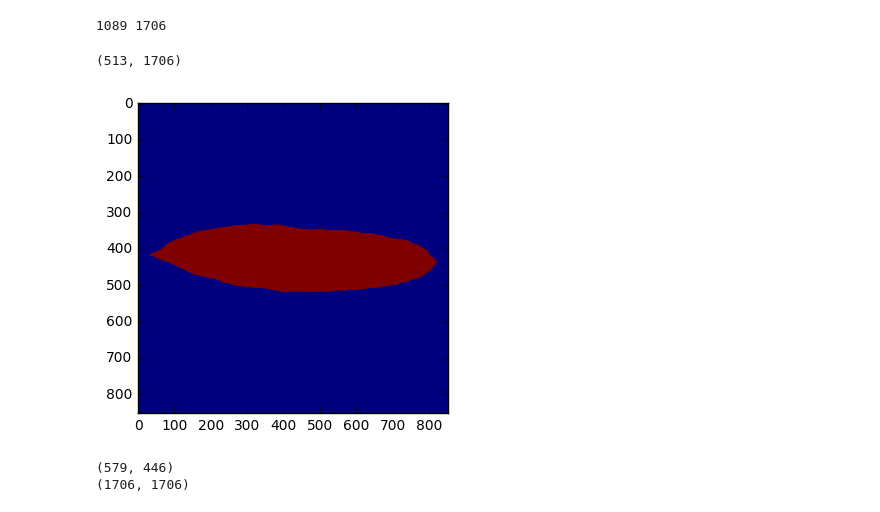
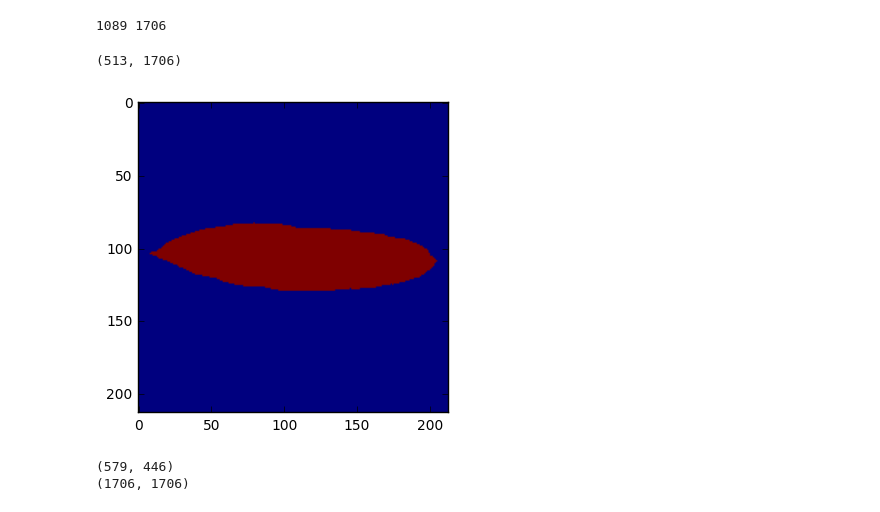
Before and after one commit to rllin/leaf_classification, a Jupyter notebook: leaf_nn.ipynb, the cells around one changed output. Drawn from its saved outputs; the diff is of its cells as text; code cells hidden in the pictures.

```diff
--- a/leaf_nn.ipynb
+++ b/leaf_nn.ipynb
@@ -32,29 +32,29 @@ print np.max(heights), np.max(widths)
 # %%
 def pad_upto(image, (target_height, target_width)):
     h, w = image.shape
     up, left = (target_height - h) / 2, (target_width - w) / 2
     down, right = target_height - h - up, target_width - w - left
     return pad(image, ((up, down), (left, right)), 'constant')
 
 def resize_proportionally(image, (target_height, target_width)):
     h, w = image.shape
     h_mul, w_mul = target_height / float(h), target_width / float(w)
     if h_mul > w_mul:
         scaled = resize(image, (int(w_mul * h), target_width), mode='constant')
         print scaled.shape
     else:
         scaled = resize(image, (target_height, int(h_mul * w)), mode='constant')
     return pad_upto(scaled, (target_height, target_width))
 
 def scale_resize(image, (max_height, max_width), (target_height, target_width)):
     return resize(resize_proportionally(image, (max_height, max_width)), (target_height, target_width))
 
-resized = scale_resize(image, (1706, 1706), (853, 853))
+resized = scale_resize(image, (1706, 1706), (213, 213))
 plt.imshow(np.round(resized))
 plt.show()
 # %% [output]
 (513, 1706)
-[figure, old version]
+[figure, new version]
 # %%
 IMAGE_PATHS = glob.glob("./data/images/*.jpg")
 
```
Also changed, not shown: 4 other files.
